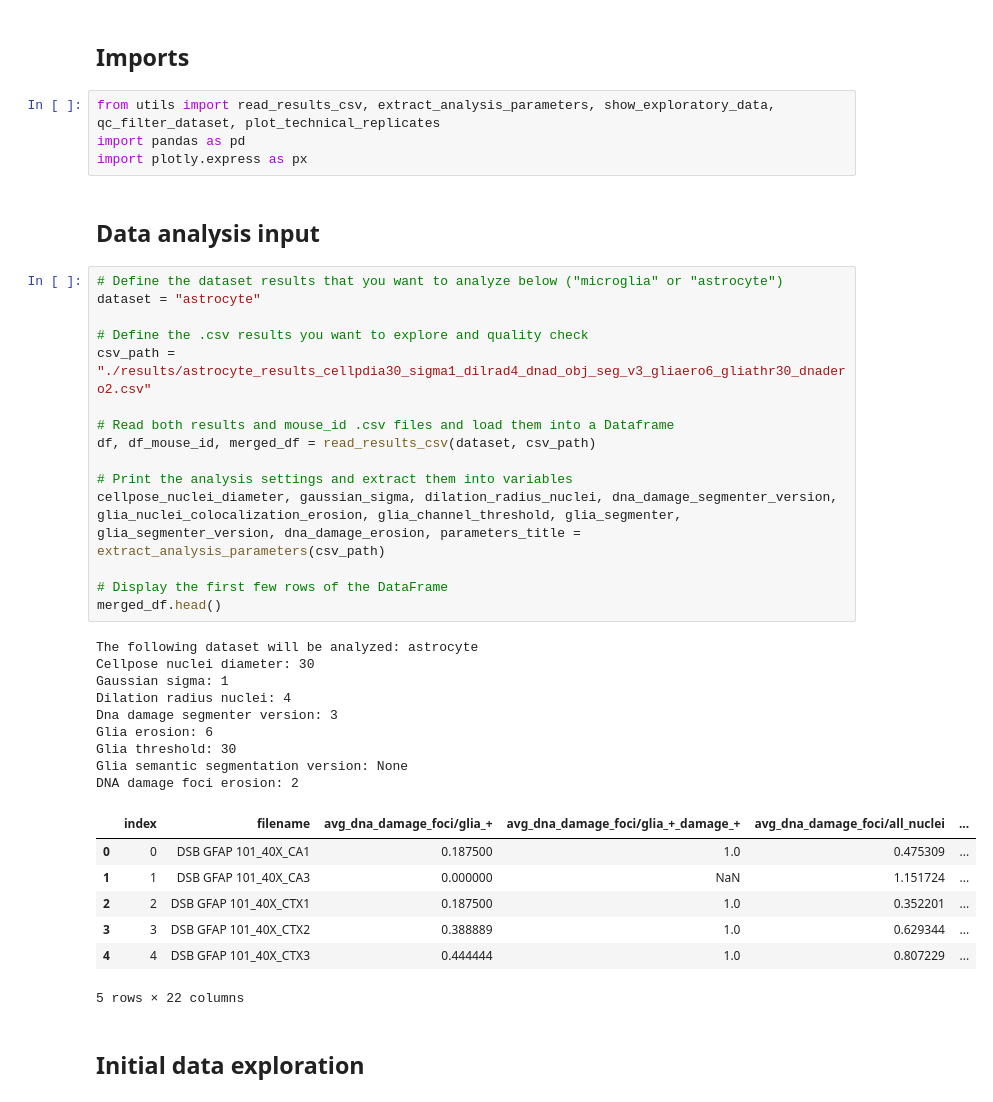
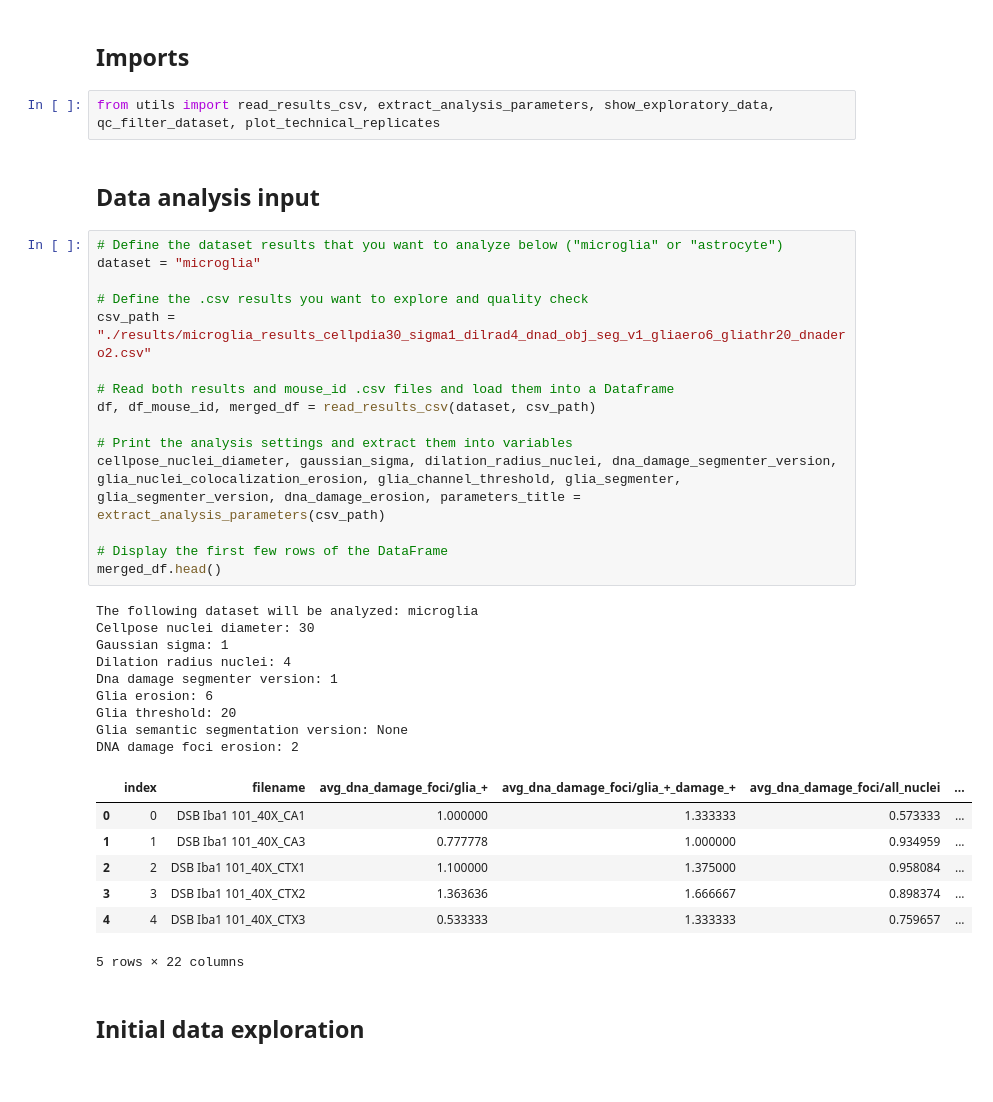
Before and after one commit to adiezsanchez/microglia_dna_damage, a Jupyter notebook: 2_data_exploration.ipynb, the cells around one changed output. Drawn from its saved outputs; the diff is of its cells as text.

```diff
--- a/2_data_exploration.ipynb
+++ b/2_data_exploration.ipynb
@@ -2,41 +2,39 @@
 <h2>Imports</h2>
 # %%
 from utils import read_results_csv, extract_analysis_parameters, show_exploratory_data, qc_filter_dataset, plot_technical_replicates
-import pandas as pd
-import plotly.express as px
 # %% [markdown]
 <h2>Data analysis input</h2>
 # %%
 # Define the dataset results that you want to analyze below ("microglia" or "astrocyte")
-dataset = "astrocyte"
+dataset = "microglia"
 
 # Define the .csv results you want to explore and quality check
-csv_path = "./results/astrocyte_results_cellpdia30_sigma1_dilrad4_dnad_obj_seg_v3_gliaero6_gliathr30_dnadero2.csv"
+csv_path = "./results/microglia_results_cellpdia30_sigma1_dilrad4_dnad_obj_seg_v1_gliaero6_gliathr20_dnadero2.csv"
 
 # Read both results and mouse_id .csv files and load them into a Dataframe
 df, df_mouse_id, merged_df = read_results_csv(dataset, csv_path)
 
 # Print the analysis settings and extract them into variables
 cellpose_nuclei_diameter, gaussian_sigma, dilation_radius_nuclei, dna_damage_segmenter_version, glia_nuclei_colocalization_erosion, glia_channel_threshold, glia_segmenter, glia_segmenter_version, dna_damage_erosion, parameters_title = extract_analysis_parameters(csv_path)
 
 # Display the first few rows of the DataFrame
 merged_df.head()
 # %% [output]
-The following dataset will be analyzed: astrocyte
+The following dataset will be analyzed: microglia
 Cellpose nuclei diameter: 30
 Gaussian sigma: 1
 Dilation radius nuclei: 4
-Dna damage segmenter version: 3
+Dna damage segmenter version: 1
 Glia erosion: 6
-Glia threshold: 30
+Glia threshold: 20
 Glia semantic segmentation version: None
 DNA damage foci erosion: 2
 |  | index | filename | avg_dna_damage_foci/glia_+ | avg_dna_damage_foci/glia_+_damage_+ | avg_dna_damage_foci/all_nuclei | ... |
-| 0 | 0 | DSB GFAP 101_40X_CA1 | 0.187500 | 1.0 | 0.475309 | ... |
-| 1 | 1 | DSB GFAP 101_40X_CA3 | 0.000000 | NaN | 1.151724 | ... |
-| 2 | 2 | DSB GFAP 101_40X_CTX1 | 0.187500 | 1.0 | 0.352201 | ... |
-| 3 | 3 | DSB GFAP 101_40X_CTX2 | 0.388889 | 1.0 | 0.629344 | ... |
-| 4 | 4 | DSB GFAP 101_40X_CTX3 | 0.444444 | 1.0 | 0.807229 | ... |
+| 0 | 0 | DSB Iba1 101_40X_CA1 | 1.000000 | 1.333333 | 0.573333 | ... |
+| 1 | 1 | DSB Iba1 101_40X_CA3 | 0.777778 | 1.000000 | 0.934959 | ... |
+| 2 | 2 | DSB Iba1 101_40X_CTX1 | 1.100000 | 1.375000 | 0.958084 | ... |
+| 3 | 3 | DSB Iba1 101_40X_CTX2 | 1.363636 | 1.666667 | 0.898374 | ... |
+| 4 | 4 | DSB Iba1 101_40X_CTX3 | 0.533333 | 1.333333 | 0.759657 | ... |
 5 rows × 22 columns
 # %% [markdown]
 <h2>Initial data exploration</h2>
```
Also changed, not shown: parts of 5 cells of this notebook, 4 other files.
